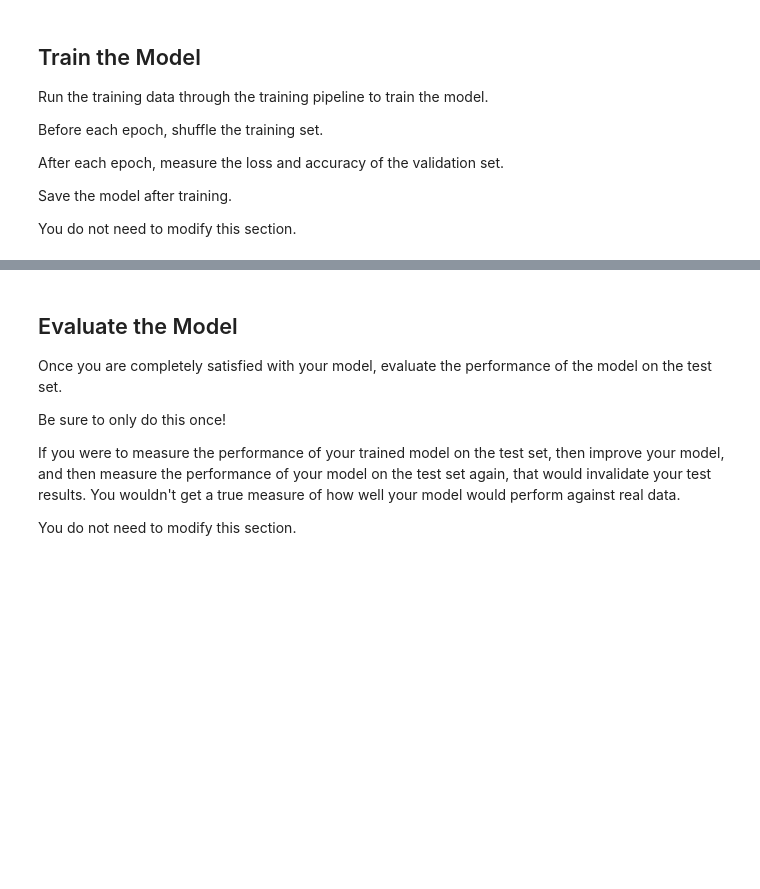
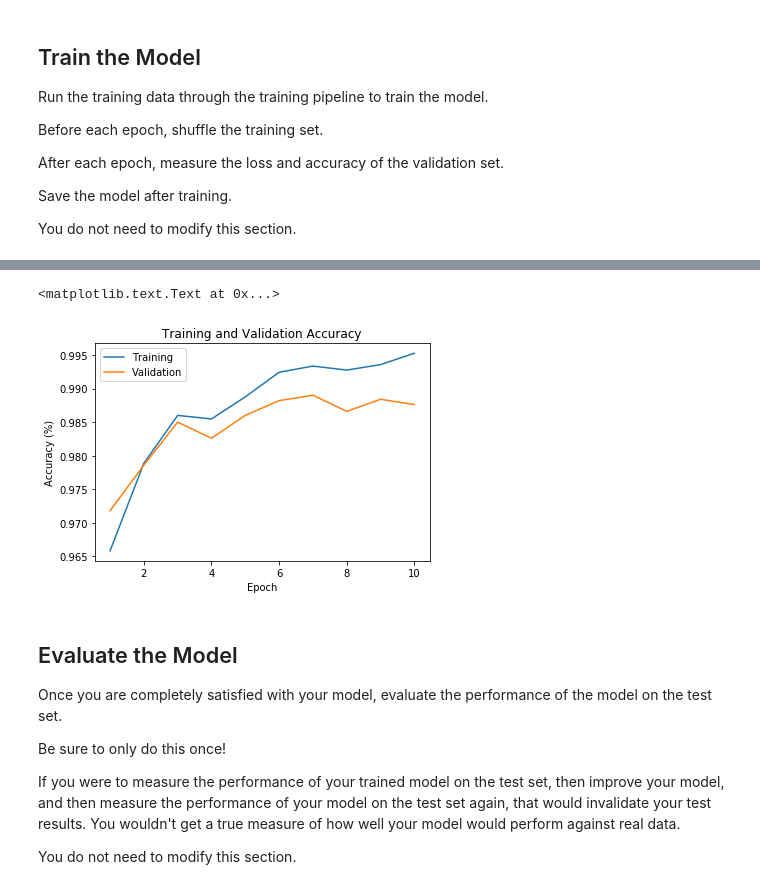
Before and after one commit to jeffwen/scdnd_traffic_sign, a Jupyter notebook: LeNet_traffic_sign.ipynb, the cells around one changed output, grey strips where cells are left out. Saved outputs shown, nothing was run; the diff lists cells and outputs as text; code cells hidden in the pictures; blank space fills up the shorter version.

Commit message:
add new images and update workbook

```diff
--- a/LeNet_traffic_sign.ipynb
+++ b/LeNet_traffic_sign.ipynb
@@ -186,6 +206,7 @@ You do not need to modify this section.
 # %%
 x = tf.placeholder(tf.float32, (None, 32, 32, 1))
 y = tf.placeholder(tf.int32, (None))
+keep_prob = tf.placeholder(tf.float32)
 one_hot_y = tf.one_hot(y, 10)
 # %% [markdown]
 ## Training Pipeline
@@ -237,15 +258,21 @@ with tf.Session() as sess:
 
     print("Training...")
     print()
+    training_acc_hist = []
+    validation_acc_hist = []
     for i in range(EPOCHS):
         X_train, y_train = shuffle(X_train, y_train)
         for offset in range(0, num_examples, BATCH_SIZE):
             end = offset + BATCH_SIZE
             batch_x, batch_y = X_train[offset:end], y_train[offset:end]
-            sess.run(training_operation, feed_dict={x: batch_x, y: batch_y})
+            sess.run(training_operation, feed_dict={x: batch_x, y: batch_y, keep_prob: 0.5})
 
-        validation_accuracy = evaluate(X_validation, y_validation)
+        training_accuracy = sess.run(accuracy_operation, feed_dict={x: X_train, y: y_train, keep_prob: 1.0})
+        validation_accuracy = sess.run(accuracy_operation, feed_dict={x: X_validation, y: y_validation, keep_prob: 1.0})
+        training_acc_hist.append(training_accuracy)
+        validation_acc_hist.append(validation_accuracy)
         print("EPOCH {} ...".format(i+1))
+        print("Training Accuracy = {:.3f}".format(training_accuracy))
         print("Validation Accuracy = {:.3f}".format(validation_accuracy))
         print()
 
@@ -254,3 +299,13 @@ with tf.Session() as sess:
+# %%
+plt.plot(range(1, EPOCHS+1), training_acc_hist, label = "Training")
+plt.plot(range(1, EPOCHS+1), validation_acc_hist, label = 'Validation')
+plt.title("Training and Validation Accuracy")
+plt.legend()
+plt.xlabel("Epoch")
+plt.ylabel("Accuracy (%)")
+# %% [output]
+<matplotlib.text.Text at 0x...>
+[figure, added]
 # %% [markdown]
 ## Evaluate the Model
 Once you are completely satisfied with your model, evaluate the performance of the model on the test set.
```
Also changed, not shown: parts of 4 cells of this notebook, 45 other files.
